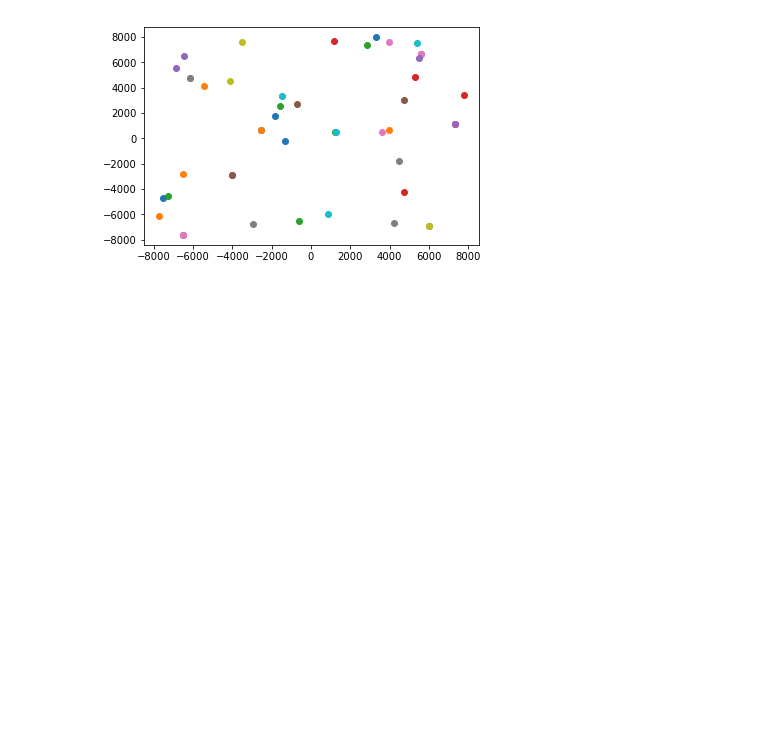
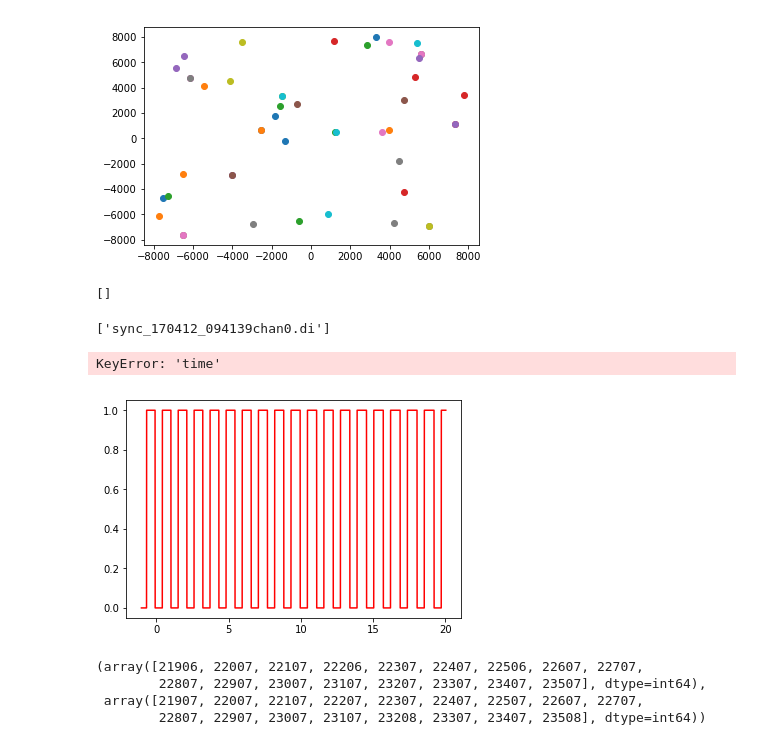
Before and after one commit to peltonen/kwik-tools, a Jupyter notebook: KwikFileRasters.ipynb, the cells around one changed output. Saved outputs shown, nothing was run; the diff lists cells and outputs as text; code cells hidden in the pictures; blank space fills up the shorter version.

```diff
--- a/KwikFileRasters.ipynb
+++ b/KwikFileRasters.ipynb
@@ -120,3 +234,5 @@ for c_num in great:
 # %% [output]
 [figure]
 [figure]
+# %%
+stim = scipy.io.loadmat('acquireIntanBrush_170412 0941 59.mat')
@@ -122,0 +271,4 @@ for c_num in great:
+# %%
+di_files
+# %% [output]
+[]
@@ -122,0 +277,20 @@ for c_num in great:
+# %%
+glob.glob('*chan' + '0' + '.di')
+# %% [output]
+['sync_170412_094139chan0.di']
+# %%
+lh = 0
+rh = 2500000
+delay = 20633 / 20000.0
+stretch = 1.0000045
+inTime = np.linspace(-delay, (len(di['1']) / 20000.0 - delay) * stretch, len(di['1']) )
+inSync = di['1']
+plt.plot(inTime[lh:rh], inSync[lh:rh],'r')
+#plt.plot(inSync[lh:rh],'r')
+NItime = stim['time'][:,0]
+NIsync = stim['data'][:,1]
+plt.plot(NItime[lh:rh], NIsync[lh:rh])
+#plt.plot(NIsync[lh + 1130:rh])
+# %% [output]
+KeyError: 'time'
+[figure, added]
@@ -122,0 +311,7 @@ for c_num in great:
+# %%
+(highIn, highNI)
+# %% [output]
+(array([21906, 22007, 22107, 22206, 22307, 22407, 22506, 22607, 22707,
+        22807, 22907, 23007, 23107, 23207, 23307, 23407, 23507], dtype=int64),
+ array([21907, 22007, 22107, 22207, 22307, 22407, 22507, 22607, 22707,
+        22807, 22907, 23007, 23107, 23208, 23307, 23407, 23508], dtype=int64))
```
Also changed, not shown: parts of 33 cells of this notebook, 4 other files.
